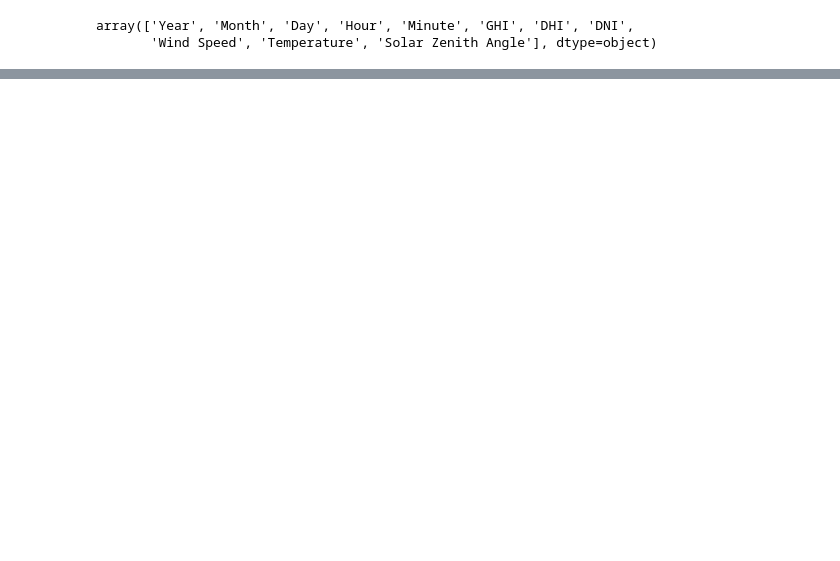
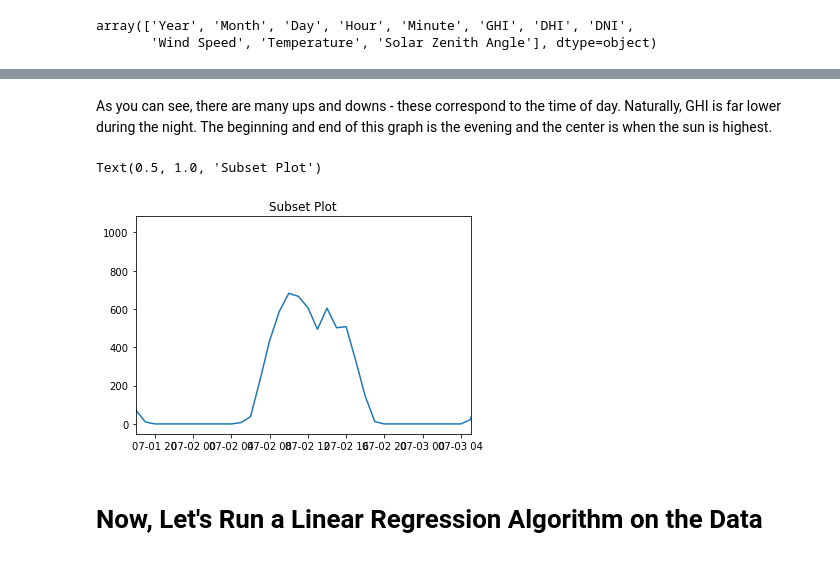
Before and after one commit to antnat96/solar-irradiance-predictor, a Jupyter notebook: NSRDB_API.ipynb, the cells around one changed output, grey strips where cells are left out. Drawn from its saved outputs; the diff is of its cells as text; code cells hidden in the pictures; blank space fills up the shorter version.

```diff
--- a/NSRDB_API.ipynb
+++ b/NSRDB_API.ipynb
@@ -97,3 +112,15 @@ array(['Year', 'Month', 'Day', 'Hour', 'Minute', 'GHI', 'DHI', 'DNI',
+# %% [markdown]
+As you can see, there are many ups and downs - these correspond to the time of day. Naturally, GHI is far lower during the night. The beginning and end of this graph is the evening and the center is when the sun is highest.
+# %%
+zoomedin = plt.subplot()
+zoomedin.margins(x=-0.498)
+zoomedin.plot(df.index, df['GHI'])
+zoomedin.set_title('Subset Plot')
+# %% [output]
+Text(0.5, 1.0, 'Subset Plot')
+[figure, added]
+# %% [markdown]
+# Now, Let's Run a Linear Regression Algorithm on the Data
 # %%
 df.to_csv("sample.csv")
 # %%
```
Also changed, not shown: parts of 12 cells of this notebook.
